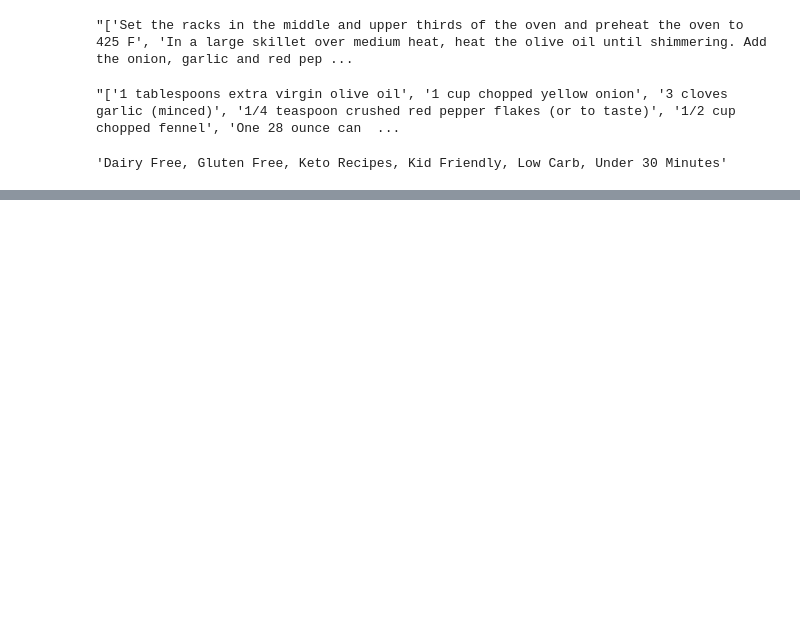
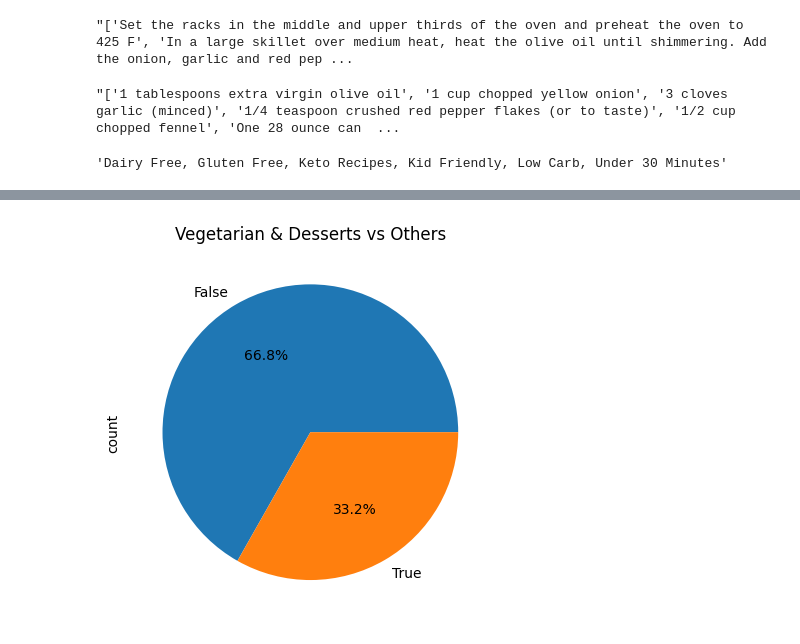
Before and after one commit to lavo2/HLT-Project, a Jupyter notebook: prove.ipynb, the cells around one changed output, grey strips where cells are left out. Saved outputs shown, nothing was run; the diff lists cells and outputs as text; code cells hidden in the pictures; blank space fills up the shorter version.

```diff
--- a/prove.ipynb
+++ b/prove.ipynb
@@ -69,0 +241,8 @@ df['tags'][0]
+# %%
+# see the distribution of Vegetarian&Desserts and Others&D in a pie chart with plt
+fig, ax = plt.subplots()
+df['Vegetarian&Desserts'].value_counts().plot.pie(autopct='%1.1f%%', ax=ax)
+ax.set_title('Vegetarian & Desserts vs Others')
+plt.show()
+# %% [output]
+[figure, added]
```
Also changed, not shown: parts of 20 cells of this notebook.
